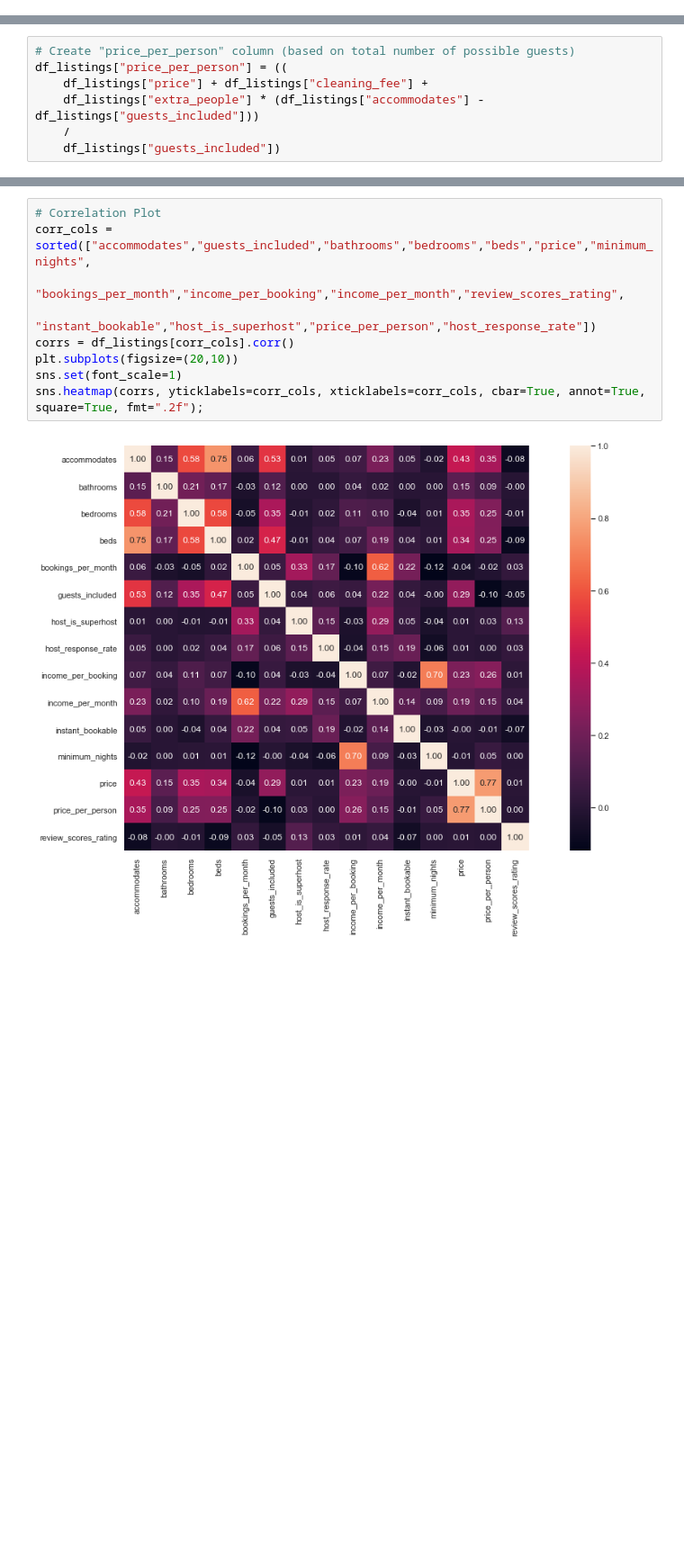
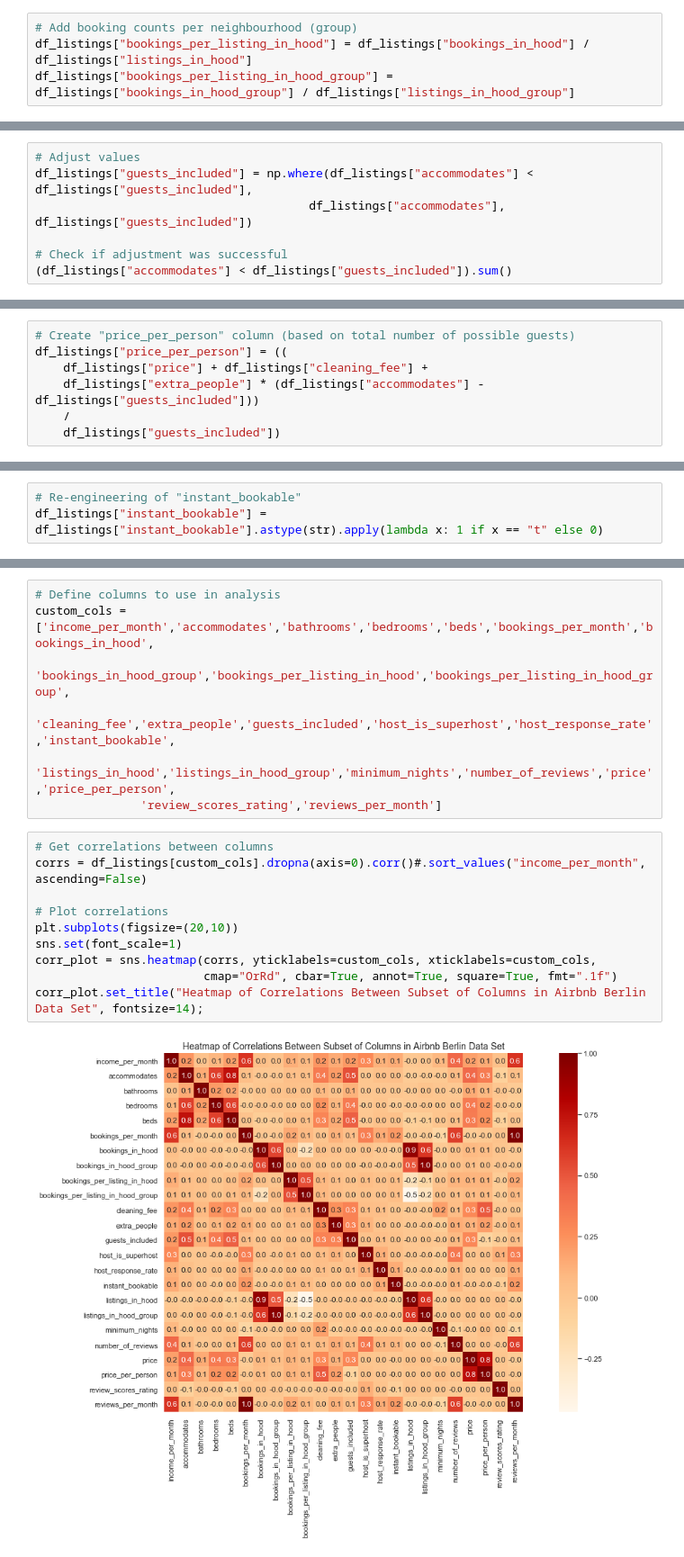
Before and after one commit to pape1412/airbnb, a Jupyter notebook: notebooks/q3_airbnb_income_features.ipynb, the cells around one changed output, grey strips where cells are left out. Shown at 90% size. Saved outputs shown, nothing was run; the diff lists cells and outputs as text; blank space fills up the shorter version.

```diff
--- a/notebooks/q3_airbnb_income_features.ipynb
+++ b/notebooks/q3_airbnb_income_features.ipynb
@@ -100,0 +170,4 @@ print("{} records were removed from the Airbnb Berlin listings data frame.".form
+# %%
+# Add booking counts per neighbourhood (group)
+df_listings["bookings_per_listing_in_hood"] = df_listings["bookings_in_hood"] / df_listings["listings_in_hood"]
+df_listings["bookings_per_listing_in_hood_group"] = df_listings["bookings_in_hood_group"] / df_listings["listings_in_hood_group"]
@@ -100,0 +183,7 @@ print("{} records were removed from the Airbnb Berlin listings data frame.".form
+# %%
+# Adjust values
+df_listings["guests_included"] = np.where(df_listings["accommodates"] < df_listings["guests_included"],
+                                       df_listings["accommodates"], df_listings["guests_included"])
+
+# Check if adjustment was successful
+(df_listings["accommodates"] < df_listings["guests_included"]).sum()
@@ -132,0 +232,3 @@ Name: bookings_per_month, dtype: float64
+# %%
+# Re-engineering of "instant_bookable"
+df_listings["instant_bookable"] = df_listings["instant_bookable"].astype(str).apply(lambda x: 1 if x == "t" else 0)
@@ -217,11 +316,19 @@ Pairplot seems a little bit too overwhelming to find correlations between column
+# %%
+# Define columns to use in analysis
+custom_cols = ['income_per_month','accommodates','bathrooms','bedrooms','beds','bookings_per_month','bookings_in_hood',
+               'bookings_in_hood_group','bookings_per_listing_in_hood','bookings_per_listing_in_hood_group',
+               'cleaning_fee','extra_people','guests_included','host_is_superhost','host_response_rate','instant_bookable',
+               'listings_in_hood','listings_in_hood_group','minimum_nights','number_of_reviews','price','price_per_person',
+               'review_scores_rating','reviews_per_month']
 # %%
-# Correlation Plot
-corr_cols = sorted(["accommodates","guests_included","bathrooms","bedrooms","beds","price","minimum_nights",
-                    "bookings_per_month","income_per_booking","income_per_month","review_scores_rating",
-                    "instant_bookable","host_is_superhost","price_per_person","host_response_rate"])
-corrs = df_listings[corr_cols].corr()
+# Get correlations between columns
+corrs = df_listings[custom_cols].dropna(axis=0).corr()#.sort_values("income_per_month", ascending=False)
+
+# Plot correlations
 plt.subplots(figsize=(20,10))
 sns.set(font_scale=1)
-sns.heatmap(corrs, yticklabels=corr_cols, xticklabels=corr_cols, cbar=True, annot=True, square=True, fmt=".2f");
+corr_plot = sns.heatmap(corrs, yticklabels=custom_cols, xticklabels=custom_cols,
+                        cmap="OrRd", cbar=True, annot=True, square=True, fmt=".1f")
+corr_plot.set_title("Heatmap of Correlations Between Subset of Columns in Airbnb Berlin Data Set", fontsize=14);
 # %% [output]
-[figure, old version]
+[figure, new version]
```
Also changed, not shown: parts of 74 cells of this notebook.
